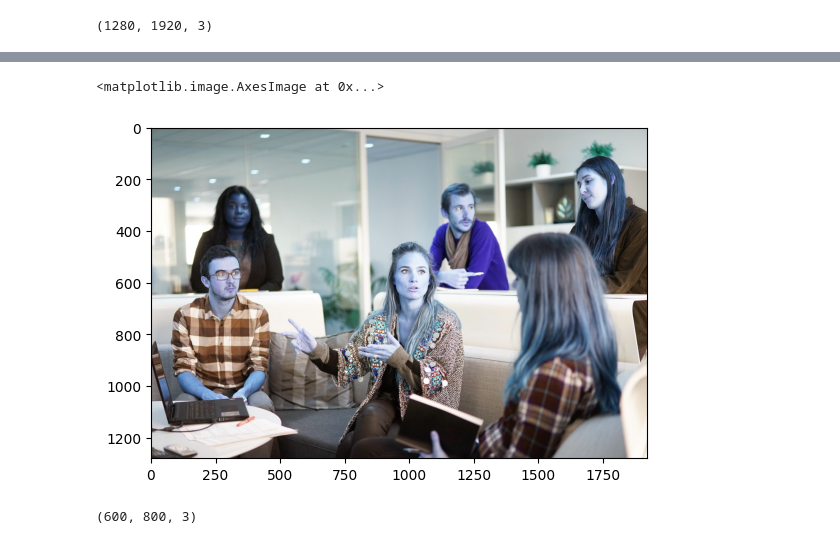
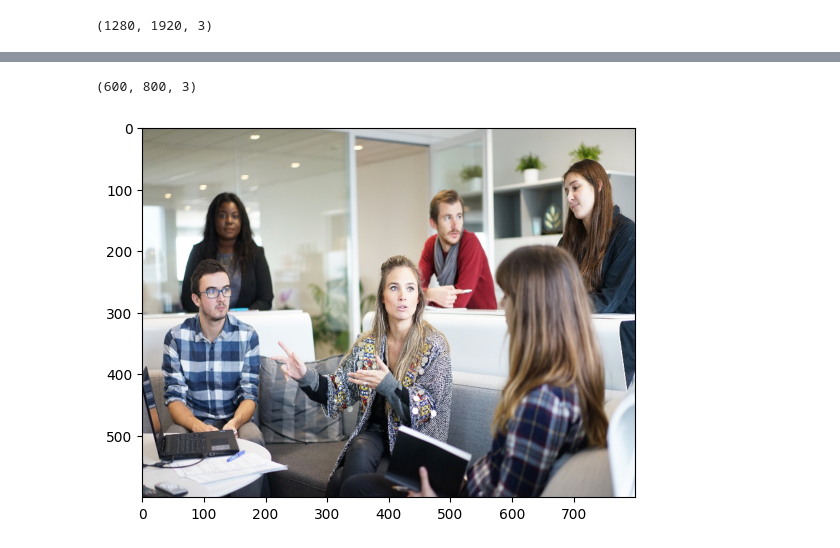
Before and after one commit to Eric-Oliveira-ds/computer-vision, a Jupyter notebook: notebooks/face_detection.ipynb, the cells around one changed output, grey strips where cells are left out. Cells and saved outputs as stored; diff of their text form; code cells hidden in the pictures.

```diff
--- a/notebooks/face_detection.ipynb
+++ b/notebooks/face_detection.ipynb
@@ -20,3 +20,5 @@ imagem = cv2.imread(path)
 imagem.shape
 # %% [output]
 (1280, 1920, 3)
+# %%
+obj_img = cv2.cvtColor(imagem, cv2.COLOR_BGR2RGB)
@@ -23,5 +30,11 @@ imagem.shape
+# %%
+# mudar tamanho para detecção correta
+obj_img = cv2.resize(obj_img, (800,600))
+# %%
+obj_img.shape
+# %% [output]
+(600, 800, 3)
 # %%
-plt.imshow(imagem)
+plt.imshow(obj_img);
 # %% [output]
-<matplotlib.image.AxesImage at 0x...>
-[figure, old version]
+[figure, new version]
@@ -31,4 +40,0 @@ imagem = cv2.resize(imagem, (800,600))
-# %%
-imagem.shape
-# %% [output]
-(600, 800, 3)
```
Also changed, not shown: parts of 15 cells of this notebook.
